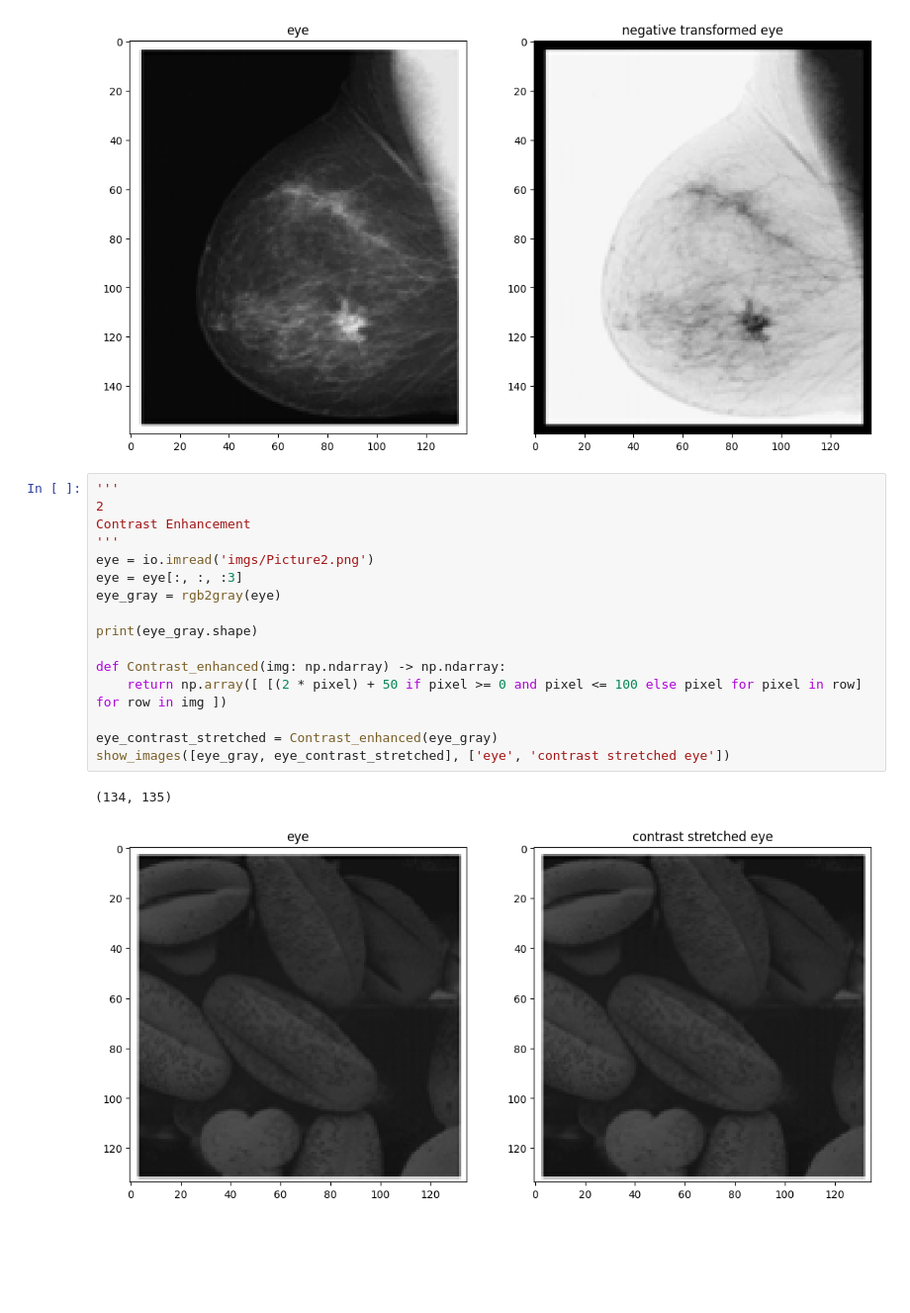
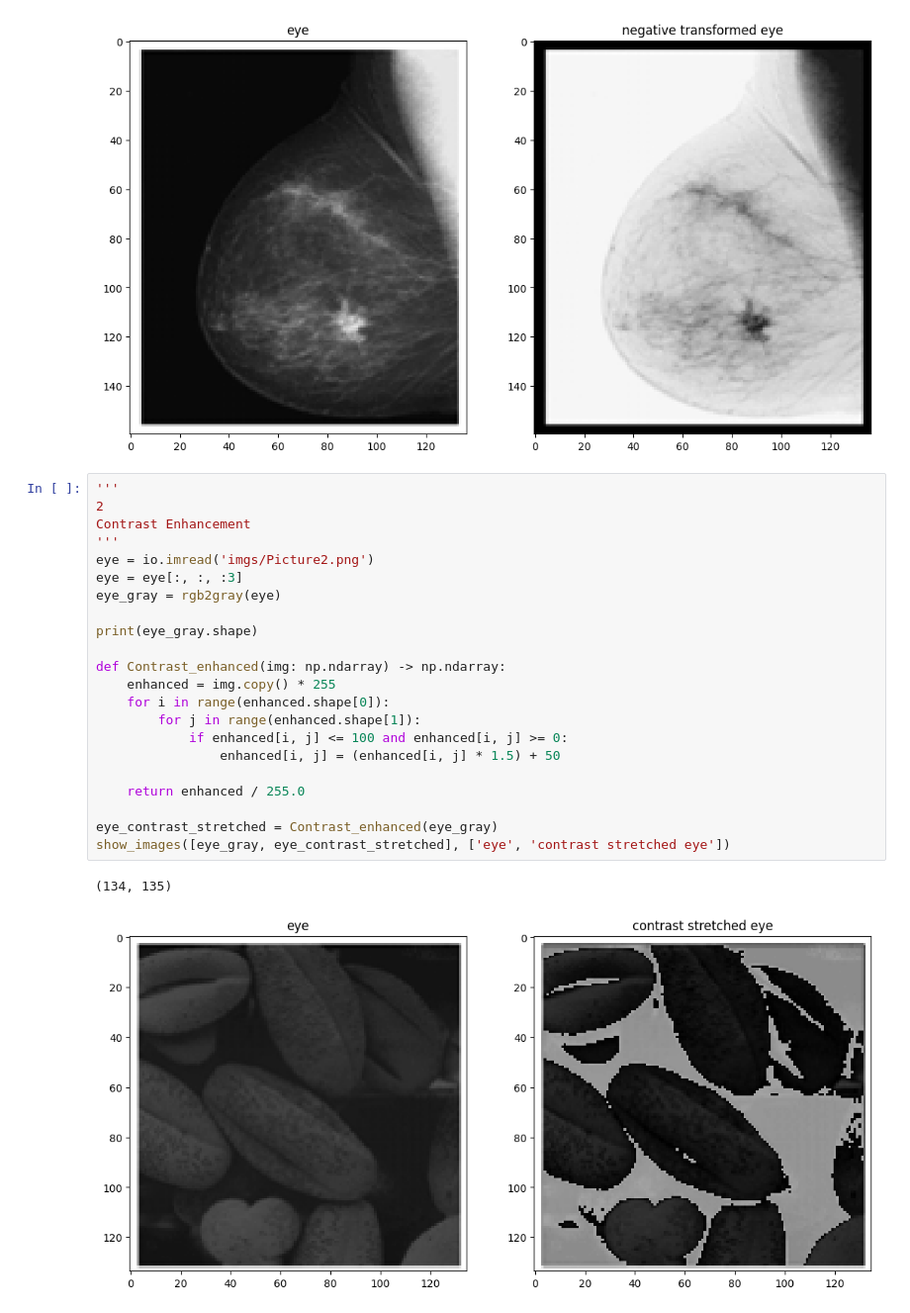
Before and after one commit to MoBahgat010/Image-Processing, a Jupyter notebook: Lab 4/Lab4_STD.ipynb, the cells around one changed output. Shown at 99% size. Cells and saved outputs as stored; diff of their text form; blank space fills up the shorter version.

```diff
--- a/Lab 4/Lab4_STD.ipynb
+++ b/Lab 4/Lab4_STD.ipynb
@@ -56,22 +56,28 @@ show_images([eye_gray, eye_negative], ['eye', 'negative transformed eye'])
 # %%
 '''
 2
 Contrast Enhancement
 '''
 eye = io.imread('imgs/Picture2.png')
 eye = eye[:, :, :3]
 eye_gray = rgb2gray(eye)
 
 print(eye_gray.shape)
 
 def Contrast_enhanced(img: np.ndarray) -> np.ndarray:
-    return np.array([ [(2 * pixel) + 50 if pixel >= 0 and pixel <= 100 else pixel for pixel in row] for row in img ])
+    enhanced = img.copy() * 255
+    for i in range(enhanced.shape[0]):
+        for j in range(enhanced.shape[1]):
+            if enhanced[i, j] <= 100 and enhanced[i, j] >= 0:
+                enhanced[i, j] = (enhanced[i, j] * 1.5) + 50
+
+    return enhanced / 255.0
 
 eye_contrast_stretched = Contrast_enhanced(eye_gray)
 show_images([eye_gray, eye_contrast_stretched], ['eye', 'contrast stretched eye'])
 # %% [output]
 (134, 135)
-[figure, old version]
+[figure, new version]
 # %%
 '''
 3
```
Also changed, not shown: parts of 4 cells of this notebook, 4 other files.
